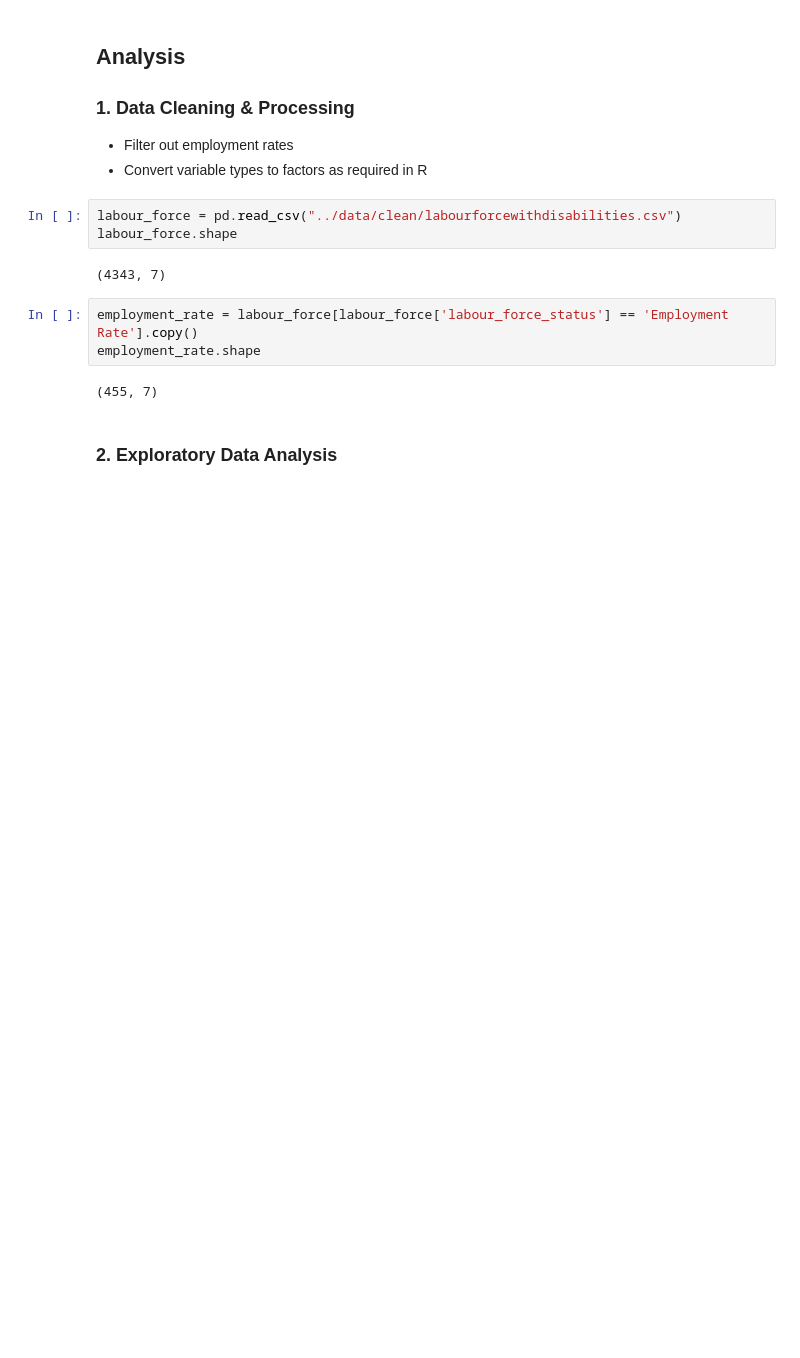
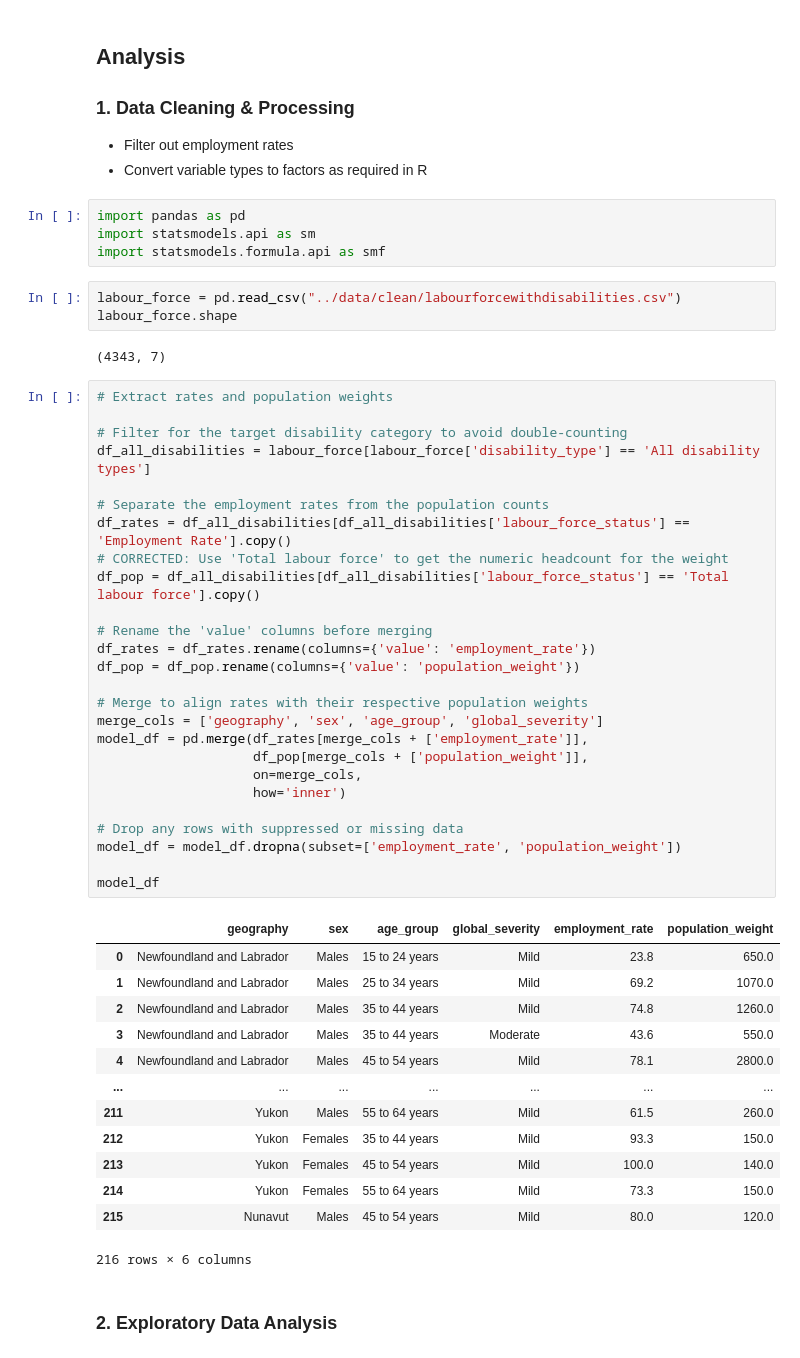
Before and after one commit to diverse-data-hub/diverse-data-hub.github.io, a Jupyter notebook: scripts/labour_force.ipynb, the cells around one changed output. Saved outputs shown, nothing was run; the diff lists cells and outputs as text; blank space fills up the shorter version.

```diff
--- a/scripts/labour_force.ipynb
+++ b/scripts/labour_force.ipynb
@@ -428,16 +428,55 @@ What are the key drivers of employment for individuals with disabilities?
 ### 1. Data Cleaning & Processing
 - Filter out employment rates
 - Convert variable types to factors as required in R
+# %%
+import pandas as pd
+import statsmodels.api as sm
+import statsmodels.formula.api as smf
 # %%
 labour_force = pd.read_csv("../data/clean/labourforcewithdisabilities.csv")
 labour_force.shape
 # %% [output]
 (4343, 7)
-# %%
-employment_rate = labour_force[labour_force['labour_force_status'] == 'Employment Rate'].copy()
-employment_rate.shape
-# %% [output]
-(455, 7)
+# %%
+# Extract rates and population weights
+
+# Filter for the target disability category to avoid double-counting
+df_all_disabilities = labour_force[labour_force['disability_type'] == 'All disability types']
+
+# Separate the employment rates from the population counts
+df_rates = df_all_disabilities[df_all_disabilities['labour_force_status'] == 'Employment Rate'].copy()
+# CORRECTED: Use 'Total labour force' to get the numeric headcount for the weight
+df_pop = df_all_disabilities[df_all_disabilities['labour_force_status'] == 'Total labour force'].copy()
+
+# Rename the 'value' columns before merging
+df_rates = df_rates.rename(columns={'value': 'employment_rate'})
+df_pop = df_pop.rename(columns={'value': 'population_weight'})
+
+# Merge to align rates with their respective population weights
+merge_cols = ['geography', 'sex', 'age_group', 'global_severity']
+model_df = pd.merge(df_rates[merge_cols + ['employment_rate']],
+                    df_pop[merge_cols + ['population_weight']],
+                    on=merge_cols,
+                    how='inner')
+
+# Drop any rows with suppressed or missing data
+model_df = model_df.dropna(subset=['employment_rate', 'population_weight'])
+
+model_df
+# %% [output]
+|  | geography | sex | age_group | global_severity | employment_rate | population_weight |
+| 0 | Newfoundland and Labrador | Males | 15 to 24 years | Mild | 23.8 | 650.0 |
+| 1 | Newfoundland and Labrador | Males | 25 to 34 years | Mild | 69.2 | 1070.0 |
+| 2 | Newfoundland and Labrador | Males | 35 to 44 years | Mild | 74.8 | 1260.0 |
+| 3 | Newfoundland and Labrador | Males | 35 to 44 years | Moderate | 43.6 | 550.0 |
+| 4 | Newfoundland and Labrador | Males | 45 to 54 years | Mild | 78.1 | 2800.0 |
+| ... | ... | ... | ... | ... | ... | ... |
+| 211 | Yukon | Males | 55 to 64 years | Mild | 61.5 | 260.0 |
+| 212 | Yukon | Females | 35 to 44 years | Mild | 93.3 | 150.0 |
+| 213 | Yukon | Females | 45 to 54 years | Mild | 100.0 | 140.0 |
+| 214 | Yukon | Females | 55 to 64 years | Mild | 73.3 | 150.0 |
+| 215 | Nunavut | Males | 45 to 54 years | Mild | 80.0 | 120.0 |
+216 rows × 6 columns
 # %% [markdown]
 ### 2. Exploratory Data Analysis
 # %%
```
Also changed, not shown: parts of 23 cells of this notebook.
